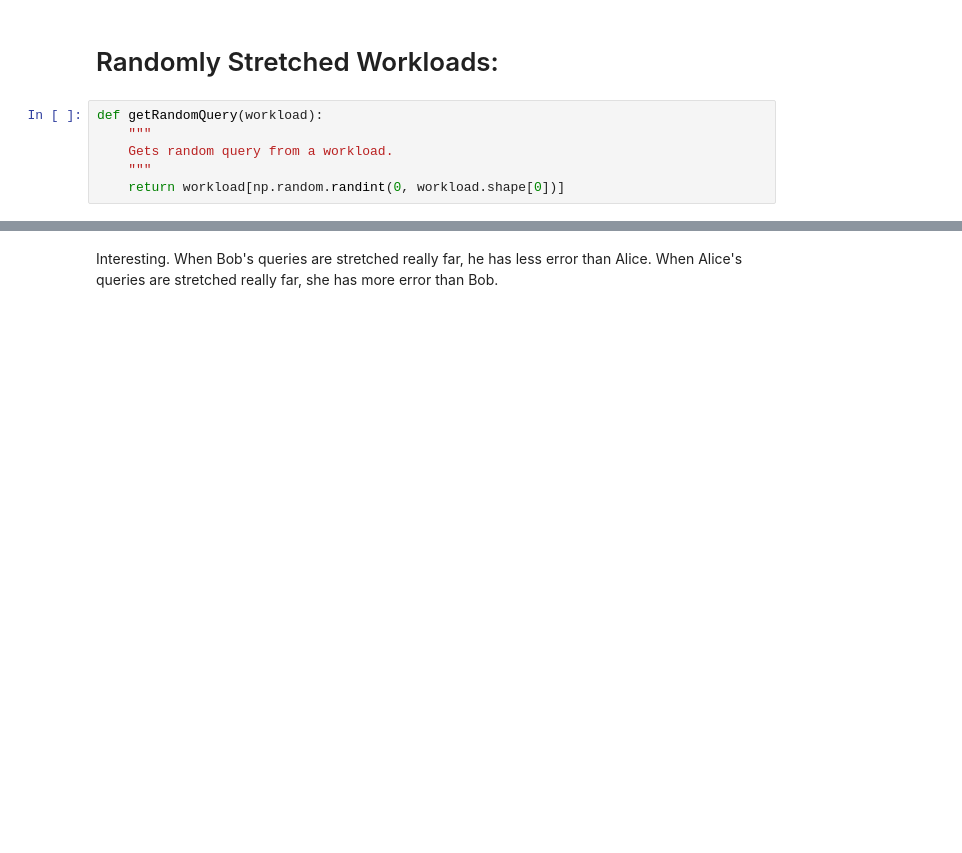
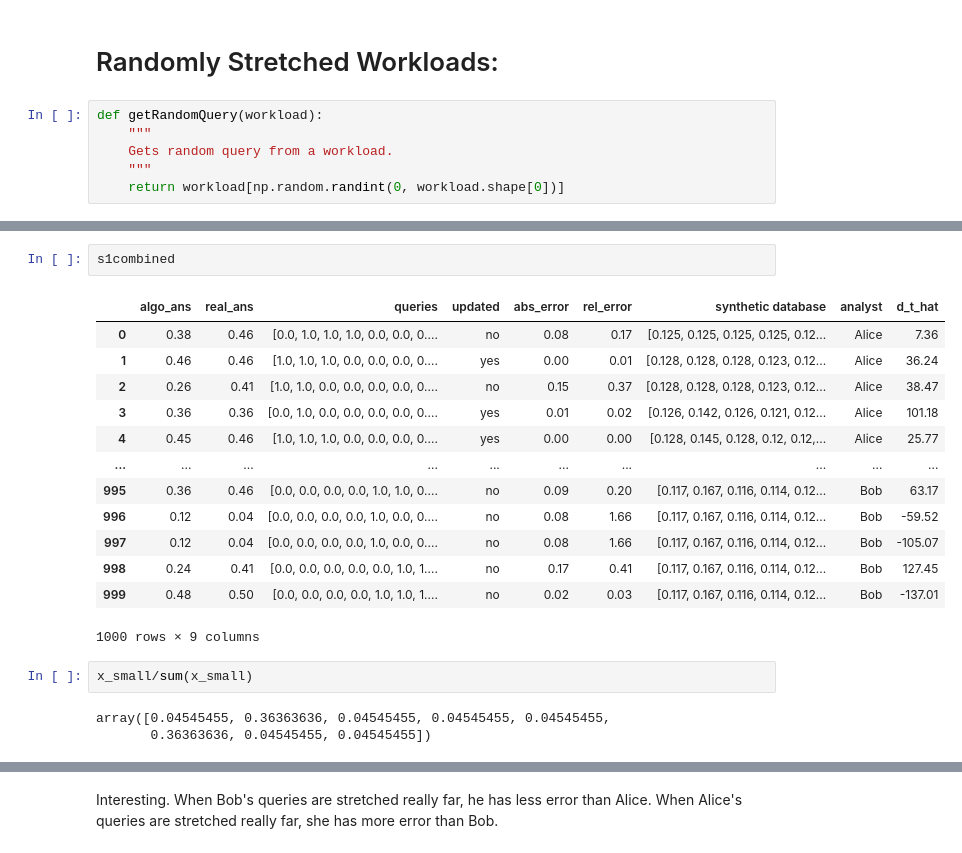
Before and after one commit to yikai-wu/Multi-Analyst-DP, a Jupyter notebook: src/pmw/run_until_failure_pmw2.ipynb, the cells around one changed output, grey strips where cells are left out. Saved outputs shown, nothing was run; the diff lists cells and outputs as text; blank space fills up the shorter version.

```diff
--- a/src/pmw/run_until_failure_pmw2.ipynb
+++ b/src/pmw/run_until_failure_pmw2.ipynb
@@ -559,3 +557,24 @@ Whichever analyst has been chosen to have their query streched 950 times will a
+# %%
+s1combined
+# %% [output]
+|  | algo_ans | real_ans | queries | updated | abs_error | rel_error | synthetic database | analyst | d_t_hat |
+| 0 | 0.38 | 0.46 | [0.0, 1.0, 1.0, 1.0, 0.0, 0.0, 0.... | no | 0.08 | 0.17 | [0.125, 0.125, 0.125, 0.125, 0.12... | Alice | 7.36 |
+| 1 | 0.46 | 0.46 | [1.0, 1.0, 1.0, 0.0, 0.0, 0.0, 0.... | yes | 0.00 | 0.01 | [0.128, 0.128, 0.128, 0.123, 0.12... | Alice | 36.24 |
+| 2 | 0.26 | 0.41 | [1.0, 1.0, 0.0, 0.0, 0.0, 0.0, 0.... | no | 0.15 | 0.37 | [0.128, 0.128, 0.128, 0.123, 0.12... | Alice | 38.47 |
+| 3 | 0.36 | 0.36 | [0.0, 1.0, 0.0, 0.0, 0.0, 0.0, 0.... | yes | 0.01 | 0.02 | [0.126, 0.142, 0.126, 0.121, 0.12... | Alice | 101.18 |
+| 4 | 0.45 | 0.46 | [1.0, 1.0, 1.0, 0.0, 0.0, 0.0, 0.... | yes | 0.00 | 0.00 | [0.128, 0.145, 0.128, 0.12, 0.12,... | Alice | 25.77 |
+| ... | ... | ... | ... | ... | ... | ... | ... | ... | ... |
+| 995 | 0.36 | 0.46 | [0.0, 0.0, 0.0, 0.0, 1.0, 1.0, 0.... | no | 0.09 | 0.20 | [0.117, 0.167, 0.116, 0.114, 0.12... | Bob | 63.17 |
+| 996 | 0.12 | 0.04 | [0.0, 0.0, 0.0, 0.0, 1.0, 0.0, 0.... | no | 0.08 | 1.66 | [0.117, 0.167, 0.116, 0.114, 0.12... | Bob | -59.52 |
+| 997 | 0.12 | 0.04 | [0.0, 0.0, 0.0, 0.0, 1.0, 0.0, 0.... | no | 0.08 | 1.66 | [0.117, 0.167, 0.116, 0.114, 0.12... | Bob | -105.07 |
+| 998 | 0.24 | 0.41 | [0.0, 0.0, 0.0, 0.0, 0.0, 1.0, 1.... | no | 0.17 | 0.41 | [0.117, 0.167, 0.116, 0.114, 0.12... | Bob | 127.45 |
+| 999 | 0.48 | 0.50 | [0.0, 0.0, 0.0, 0.0, 1.0, 1.0, 1.... | no | 0.02 | 0.03 | [0.117, 0.167, 0.116, 0.114, 0.12... | Bob | -137.01 |
+1000 rows × 9 columns
+# %%
+x_small/sum(x_small)
+# %% [output]
+array([0.04545455, 0.36363636, 0.04545455, 0.04545455, 0.04545455,
+       0.36363636, 0.04545455, 0.04545455])
 # %%
 # Scenario 2
 randomAnalyst=analysts[np.random.randint(0, 2)]
```
Also changed, not shown: parts of 15 cells of this notebook.
